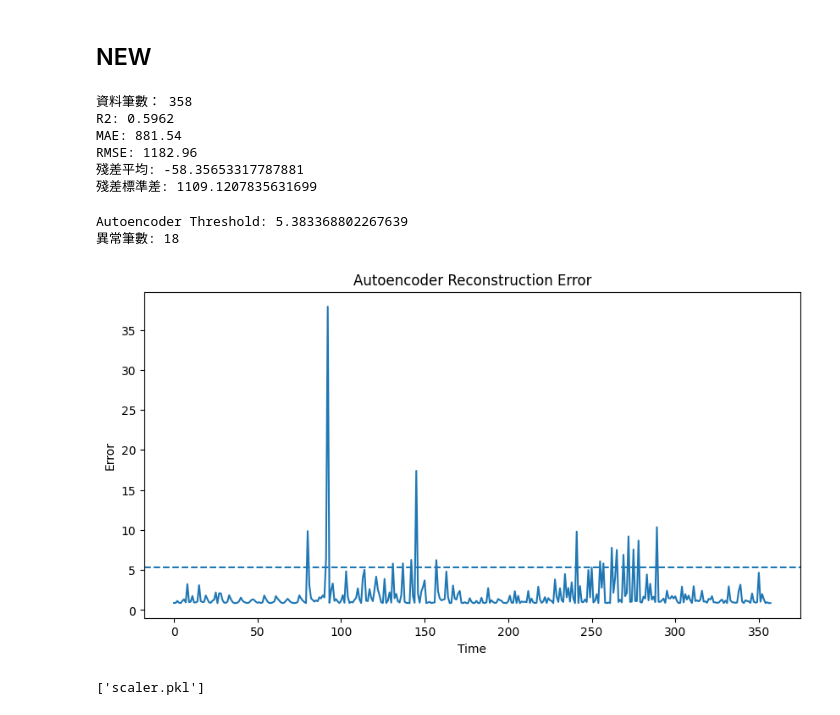
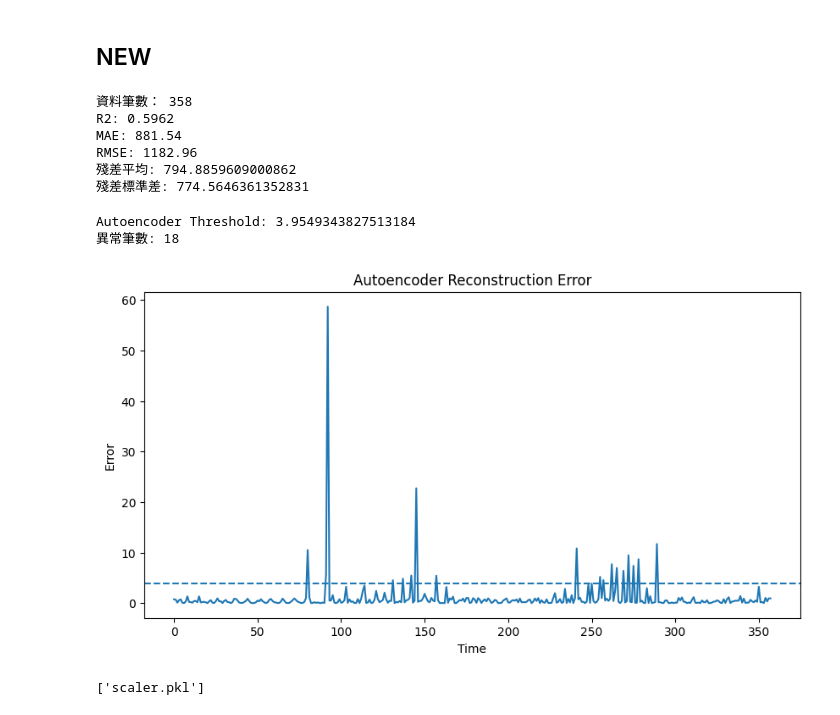
Before and after one commit to 12173238/228project, a Jupyter notebook: data.ipynb, the cells around one changed output. Drawn from its saved outputs; the diff is of its cells as text; code cells hidden in the pictures.

```diff
--- a/data.ipynb
+++ b/data.ipynb
@@ -969,7 +969,7 @@ from sklearn.preprocessing import StandardScaler
 # =========================
 # 1️⃣ 讀取資料
 # =========================
-df = pd.read_csv("114_dailykwh_cleaned1.csv")
+df = pd.read_csv("project/114_dailykwh_cleaned1.csv")
 
 print("資料筆數：", len(df))
 
@@ -1033,7 +1033,8 @@ print("RMSE:", round(rmse, 2))
 df["pred_kwh"] = model.predict(X)
 
 # 計算殘差
-df["residual"] = df["kwh"] - df["pred_kwh"]
+# df["residual"] = df["kwh"] - df["pred_kwh"]
+df["residual"] = abs(df["kwh"] - df["pred_kwh"])
 
 # 檢查殘差平均
 print("殘差平均:", df["residual"].mean())
@@ -1049,8 +1050,8 @@ ae_scaled = scaler.fit_transform(ae_data)
 R2: 0.5962
 MAE: 881.54
 RMSE: 1182.96
-殘差平均: -58.35653317787881
-殘差標準差: 1109.1207835631699
+殘差平均: 794.8859609000862
+殘差標準差: 774.5646361352831
 # %%
 # =========================
 # Autoencoder 模型建構
@@ -1060,7 +1061,7 @@ from sklearn.neural_network import MLPRegressor
 
 # 訓練 Autoencoder（輸入=輸出）
 autoencoder = MLPRegressor(
-    hidden_layer_sizes=(4, 2, 4),
+    hidden_layer_sizes=(2,1,2),
     activation='relu',
     max_iter=2000,
     random_state=42
@@ -1088,35 +1089,35 @@ df["ae_error"] = np.mean(
 
 threshold = np.percentile(df["ae_error"], 95)
 
 print("Autoencoder Threshold:", threshold)
 
 
 # =========================
 # 判斷異常
 # =========================
 
 df["is_anomaly"] = df["ae_error"] > threshold
 
 print("異常筆數:", df["is_anomaly"].sum())
 
 
 # =========================
 # 畫圖檢查（建議一定做）
 # =========================
 
 import matplotlib.pyplot as plt
 
 plt.figure(figsize=(10,5))
 plt.plot(df["ae_error"])
 plt.axhline(threshold, linestyle='--')
 plt.title("Autoencoder Reconstruction Error")
 plt.xlabel("Time")
 plt.ylabel("Error")
 plt.show()
 # %% [output]
-Autoencoder Threshold: 5.383368802267639
+Autoencoder Threshold: 3.9549343827513184
 異常筆數: 18
-[figure, old version]
+[figure, new version]
 # %%
 import joblib
 
```
Also changed, not shown: 7 other files.
